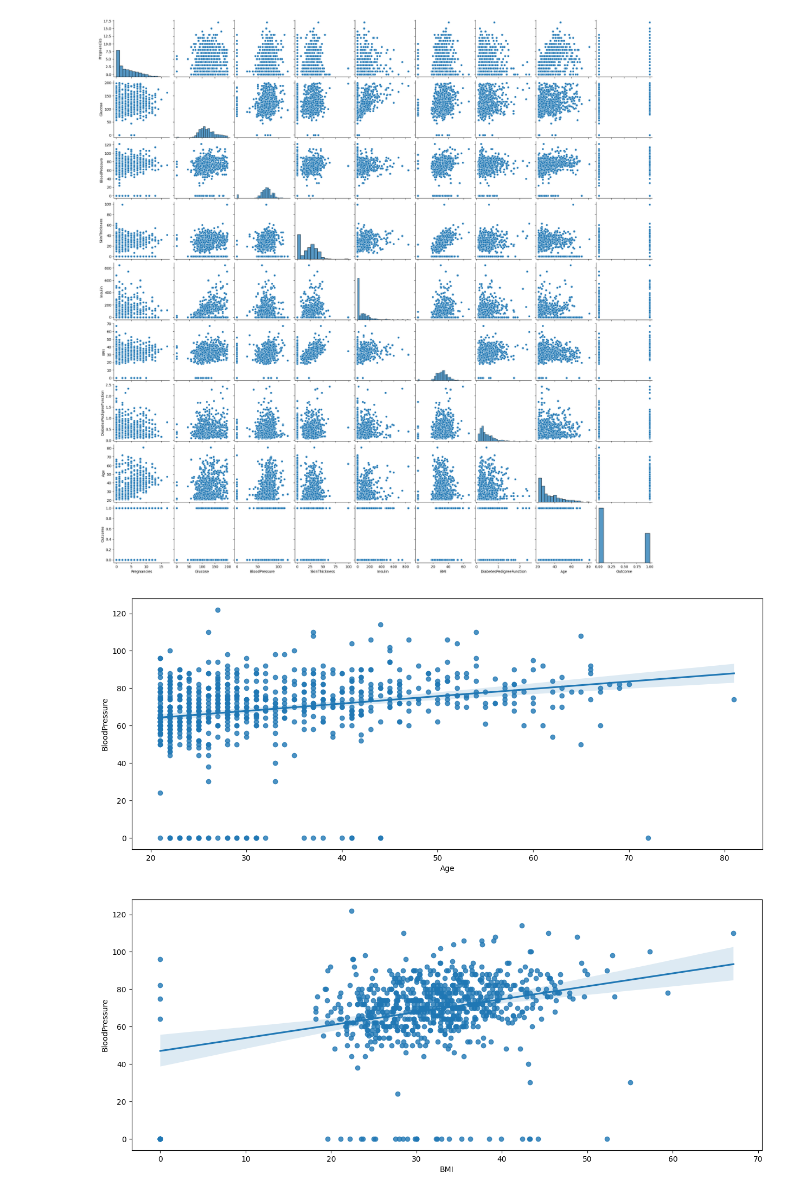
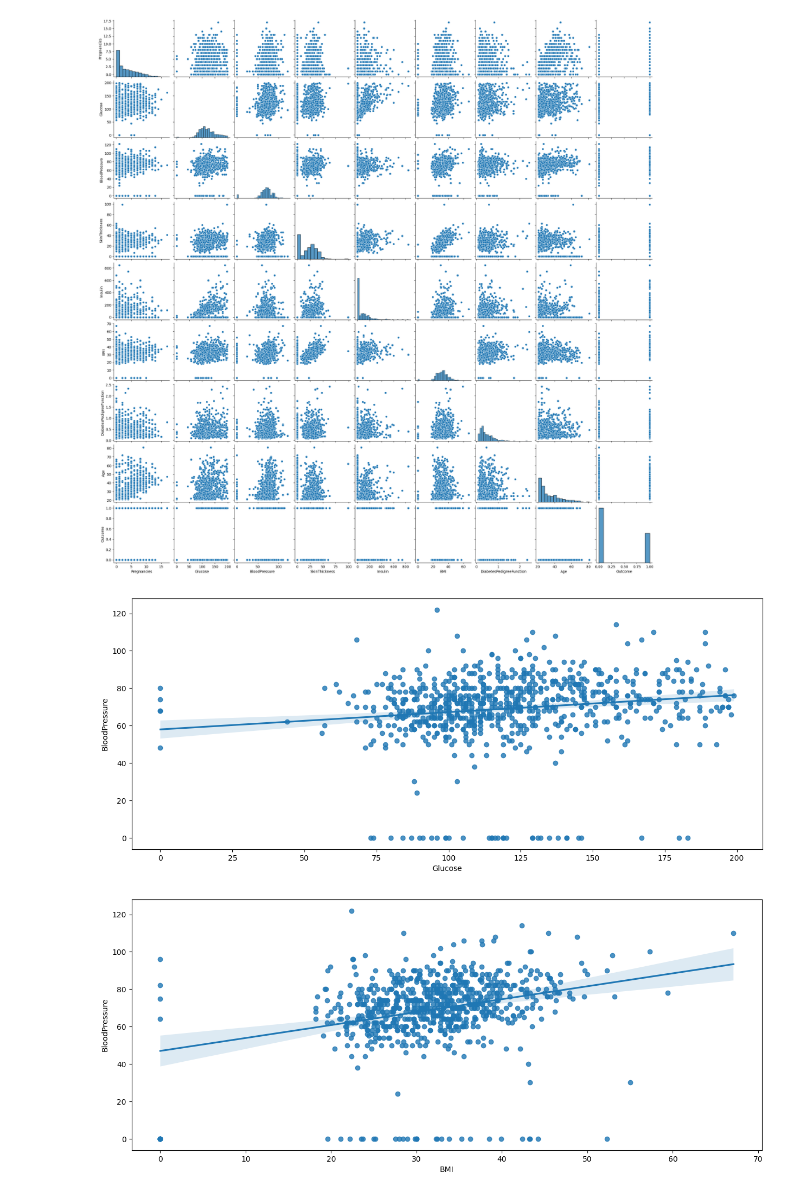
Before and after one commit to ChristopherG19/UVG_DS_Lab7, a Jupyter notebook: Laboratorio7_DS.ipynb, the cells around one changed output. Saved outputs shown, nothing was run; the diff lists cells and outputs as text; code cells hidden in the pictures.

```diff
--- a/Laboratorio7_DS.ipynb
+++ b/Laboratorio7_DS.ipynb
@@ -145,10 +131,10 @@ sns.pairplot(diabetes)
 [figure]
 # %%
 plt.figure(figsize = (15, 6))
-sns.regplot(x = 'Age', y = 'BloodPressure', data = diabetes)
+sns.regplot(x = 'Glucose', y = 'BloodPressure', data = diabetes)
 plt.show()
 # %% [output]
-[figure, old version]
+[figure, new version]
 # %%
 plt.figure(figsize = (15, 6))
 sns.regplot(x = 'BMI', y = 'BloodPressure', data = diabetes)
```
Also changed, not shown: parts of 12 cells of this notebook.
